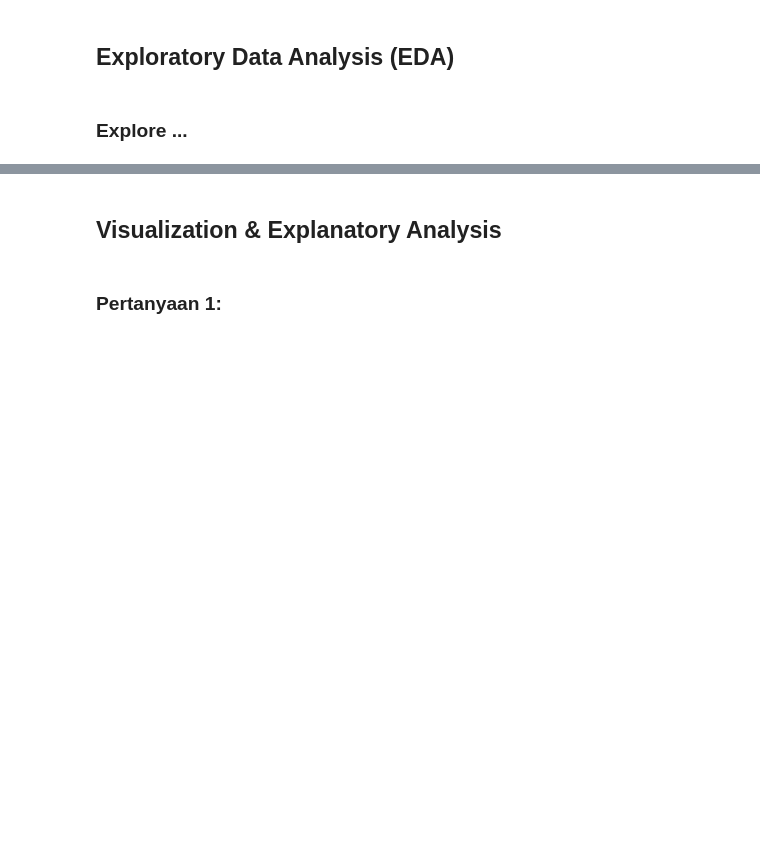
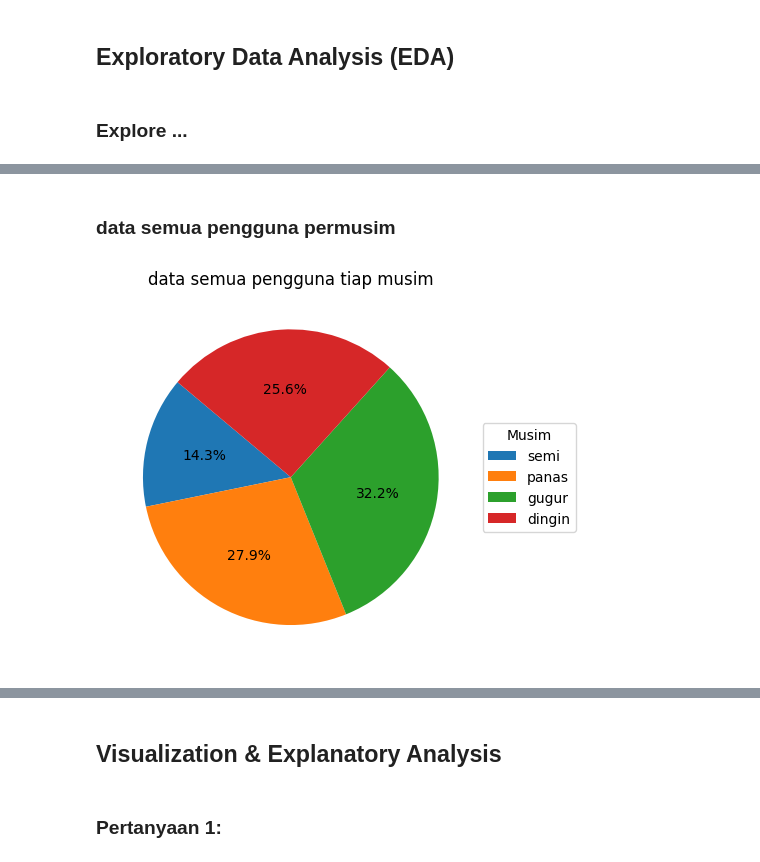
Before and after one commit to ardifjar443/DataScience-beginner, a Jupyter notebook: Template Tugas 1.ipynb, the cells around one changed output, grey strips where cells are left out. Cells and saved outputs as stored; diff of their text form; code cells hidden in the pictures; blank space fills up the shorter version.

```diff
--- a/Template Tugas 1.ipynb
+++ b/Template Tugas 1.ipynb
@@ -75,0 +152,17 @@ plt.show()
+# %% [markdown]
+### data semua pengguna permusim
+# %%
+dataMusim = dataBike.groupby('season')['cnt'].sum()
+labelMusim = {1:'semi',2:'panas',3:'gugur',4:'dingin'}
+
+# validasi data kosong
+for i in range(1,5):
+    if i not in dataMusim.index:
+        dataMusim[i] = 0
+
+plt.pie(dataMusim,  autopct='%1.1f%%', startangle=140)
+plt.title('data semua pengguna tiap musim')
+plt.legend(labels=[labelMusim.get(i,i) for i in dataMusim.index],  loc='center left', bbox_to_anchor=(1, 0.5), title='Musim')
+plt.show()
+# %% [output]
+[figure, added]
```
Also changed, not shown: parts of 27 cells of this notebook.
